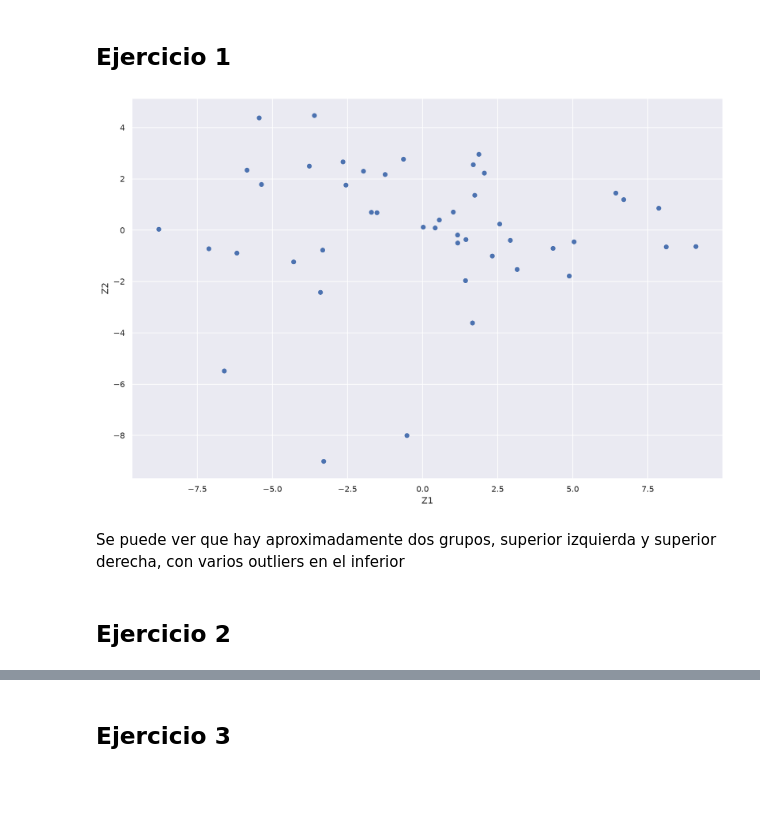
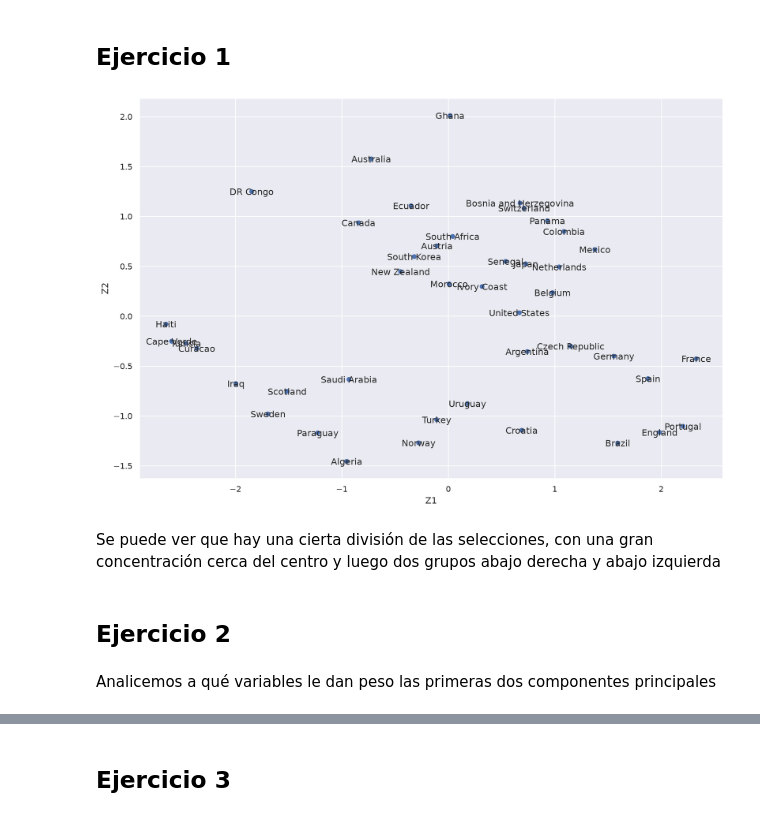
Before and after one commit to vinpalonsky/tp-labo-de-datos, a Jupyter notebook: vincenzo_palonsky-azul_soldani-francisco_amato.ipynb, the cells around one changed output, grey strips where cells are left out. Drawn from its saved outputs; the diff is of its cells as text; code cells hidden in the pictures; blank space fills up the shorter version.

```diff
--- a/vincenzo_palonsky-azul_soldani-francisco_amato.ipynb
+++ b/vincenzo_palonsky-azul_soldani-francisco_amato.ipynb
@@ -324,0 +317,21 @@ df_selecciones.head()
+# %%
+# Columnas que empiezan con "keeper_"
+variables_keeper = [col for col in df_jugadores_limpia.columns if col.startswith("keeper_")]
+
+# Filas de arqueros (GK) + variables keeper_
+df_keeper = df_jugadores_limpia.loc[
+    df_jugadores_limpia["posicion"] == "GK",
+    ["seleccion"] + variables_keeper
+].copy()
+
+# Resto de las columnas
+otras_cols = [col for col in df_jugadores_limpia.columns if col not in variables_keeper]
+
+# Resto de los jugadores + resto de las variables
+df_jugadores = df_jugadores_limpia.loc[
+    df_jugadores_limpia["posicion"] != "GK",
+    otras_cols
+].copy()
+selecciones = df_jugadores["seleccion"]
+df_jugadores = df_jugadores.select_dtypes(include='number').drop(columns=["player_id", "numero"])
+df_jugadores["seleccion"] = selecciones
@@ -324,0 +358,8 @@ df_selecciones.head()
+# %%
+df_keeper_promedio = df_keeper.groupby("seleccion").mean().reset_index()
+df_jugadores_promedio = df_jugadores.groupby("seleccion").mean().reset_index()
+# %%
+df_selecciones = pd.concat([df_jugadores_promedio.set_index("seleccion"), df_keeper_promedio.set_index("seleccion")], axis=1).reset_index().fillna(0)
+print("Cantidad de selecciones: " + str(len(df_selecciones)))
+print("Cantidad de variables numericas: " + str(len(df_selecciones.select_dtypes(include='number').columns)))
+df_selecciones.head()
@@ -494,29 +545,32 @@ df_confederaciones_plot = df_confederaciones.reset_index().melt(
 # %%
 # Nos quedamos con las variables numéricas y las escalamos
 df_selecciones_numerica = df_selecciones.drop(columns=["seleccion"])
-df_selecciones_numerica_escalada = StandardScaler().set_output(transform="pandas").fit_transform(df_selecciones_numerica)
+# df_selecciones_numerica_escalada = StandardScaler().set_output(transform="pandas").fit_transform(df_selecciones_numerica)
+df_selecciones_numerica_escalada = MinMaxScaler().set_output(transform="pandas").fit_transform(df_selecciones_numerica)
 # %%
+# Vamos a utilizar dos componentes principales
 n_comps = 2
 pca = PCA(n_components=n_comps)
 
-X = df_selecciones_numerica_escalada
-Z = pd.DataFrame(pca.fit_transform(X))
+# Aplicamos PCA a las variables numéricas escaladas y creamos un DataFrame con los resultados
+Z = pd.DataFrame(pca.fit_transform(df_selecciones_numerica_escalada))
+Z.columns = ["Z" + str(i) for i in range(1,n_comps+1)]
 
-Z.columns = ["Z" + str(i) for i in range(1,n_comps+1)]  # Renombramos las columnas
-
-# Graficamos
+# Graficamos la segunda componente principal (Z2) contra la primera (Z1) y agregamos los nombres de las selecciones
 (
-    so.Plot(data = Z, x = "Z1", y = "Z2")
+    so.Plot(data = Z, x="Z1", y="Z2", text=df_selecciones["seleccion"])
     .add(so.Dot())
     .add(so.Text())
     .layout(size=(12,8))
 )
 # %% [output]
-[figure, old version]
+[figure, new version]
 # %% [markdown]
-Se puede ver que hay aproximadamente dos grupos, superior izquierda y superior derecha, con varios outliers en el inferior
+Se puede ver que hay una cierta división de las selecciones, con una gran concentración cerca del centro y luego dos grupos abajo derecha y abajo izquierda
 # %% [markdown]
 ## Ejercicio 2
+# %% [markdown]
+Analicemos a qué variables le dan peso las primeras dos componentes principales
 # %%
 z1 = pd.Series(pca.components_[0])
 direcciones_z1 = pd.DataFrame({
```
Also changed, not shown: parts of 101 cells of this notebook, 2 other files.
